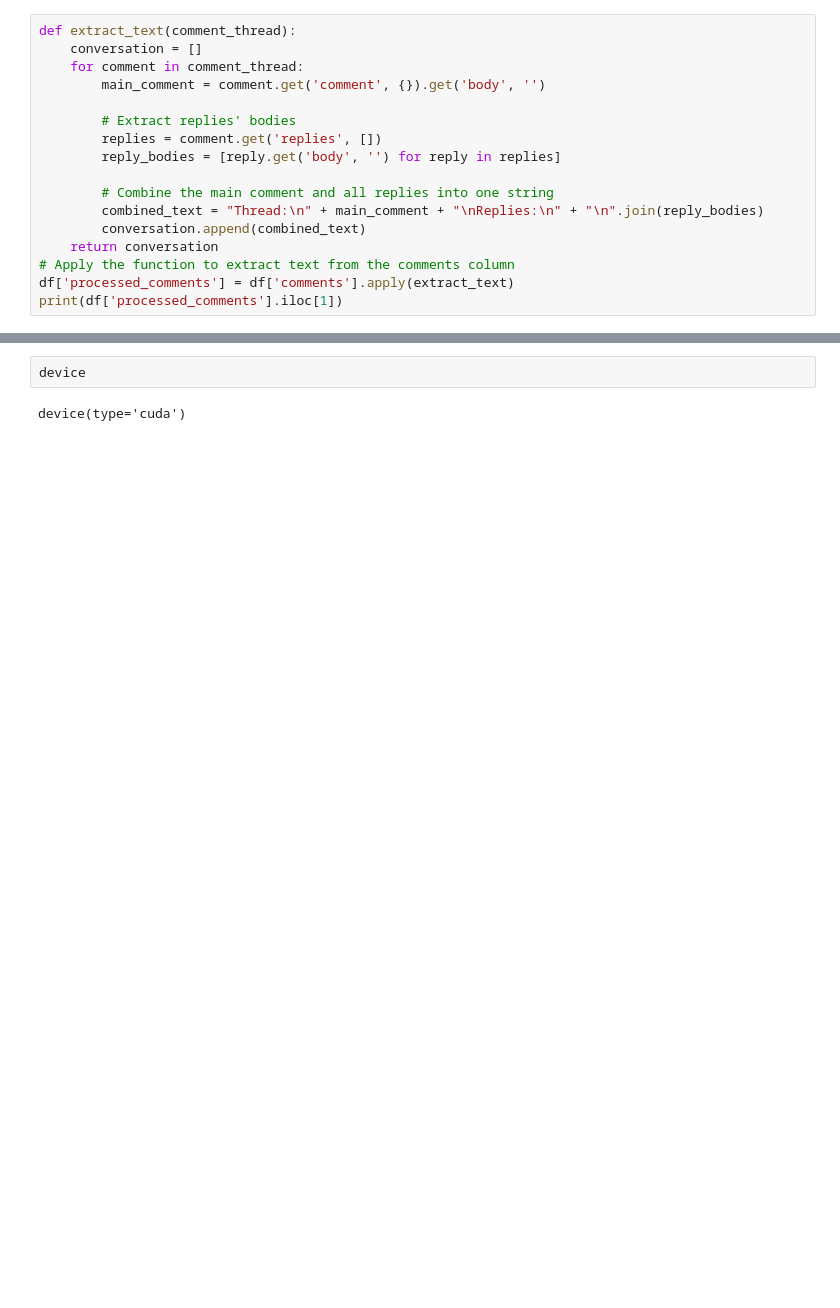
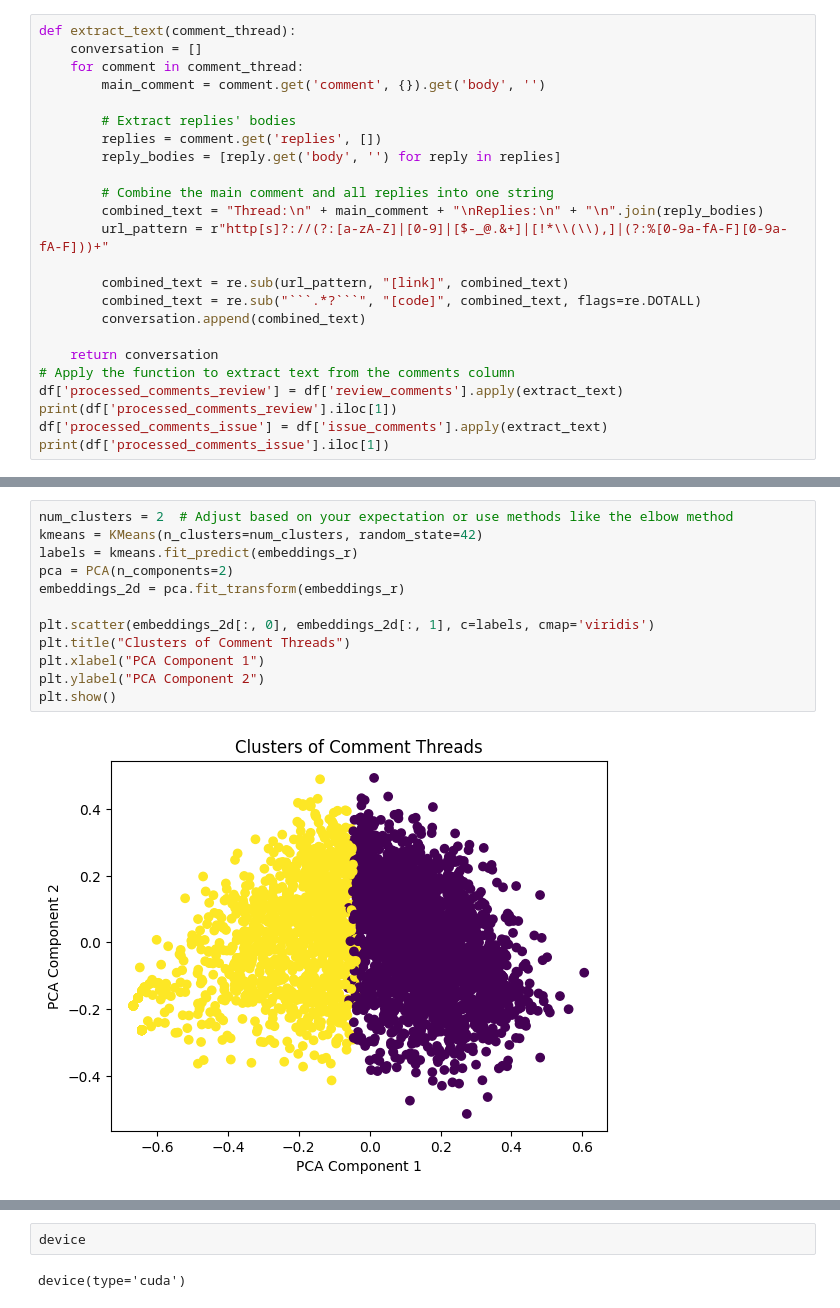
Before and after one commit to Jiangonal/HA-Eco-1, a Jupyter notebook: clustering.ipynb, the cells around one changed output, grey strips where cells are left out. Drawn from its saved outputs; the diff is of its cells as text; blank space fills up the shorter version.

````diff
--- a/clustering.ipynb
+++ b/clustering.ipynb
@@ -47,9 +56,16 @@ def extract_text(comment_thread):
 
         # Combine the main comment and all replies into one string
         combined_text = "Thread:\n" + main_comment + "\nReplies:\n" + "\n".join(reply_bodies)
+        url_pattern = r"http[s]?://(?:[a-zA-Z]|[0-9]|[$-_@.&+]|[!*\\(\\),]|(?:%[0-9a-fA-F][0-9a-fA-F]))+"
+
+        combined_text = re.sub(url_pattern, "[link]", combined_text)
+        combined_text = re.sub("```.*?```", "[code]", combined_text, flags=re.DOTALL)
         conversation.append(combined_text)
+
     return conversation
 # Apply the function to extract text from the comments column
-df['processed_comments'] = df['comments'].apply(extract_text)
-print(df['processed_comments'].iloc[1])
+df['processed_comments_review'] = df['review_comments'].apply(extract_text)
+print(df['processed_comments_review'].iloc[1])
+df['processed_comments_issue'] = df['issue_comments'].apply(extract_text)
+print(df['processed_comments_issue'].iloc[1])
 # %% [output]
@@ -84,0 +107,14 @@ df
+# %%
+num_clusters = 2  # Adjust based on your expectation or use methods like the elbow method
+kmeans = KMeans(n_clusters=num_clusters, random_state=42)
+labels = kmeans.fit_predict(embeddings_r)
+pca = PCA(n_components=2)
+embeddings_2d = pca.fit_transform(embeddings_r)
+
+plt.scatter(embeddings_2d[:, 0], embeddings_2d[:, 1], c=labels, cmap='viridis')
+plt.title("Clusters of Comment Threads")
+plt.xlabel("PCA Component 1")
+plt.ylabel("PCA Component 2")
+plt.show()
+# %% [output]
+[figure, added]
````
Also changed, not shown: parts of 38 cells of this notebook, 1 other file.
